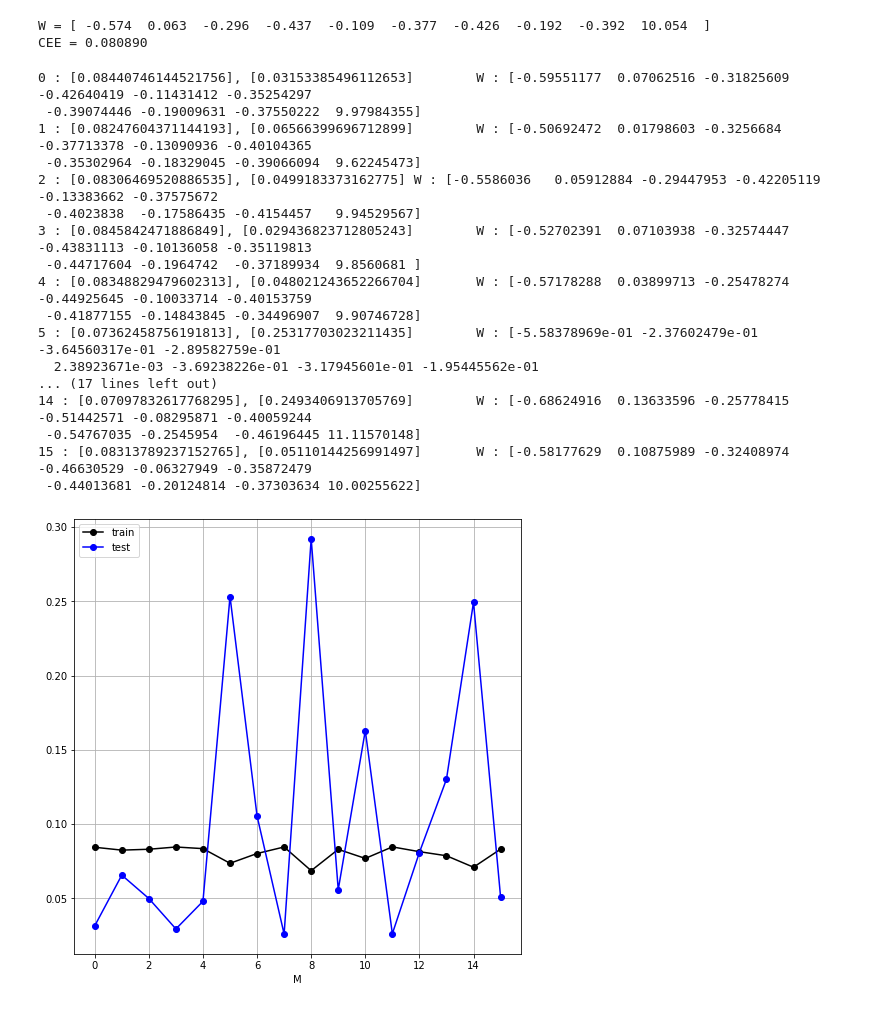
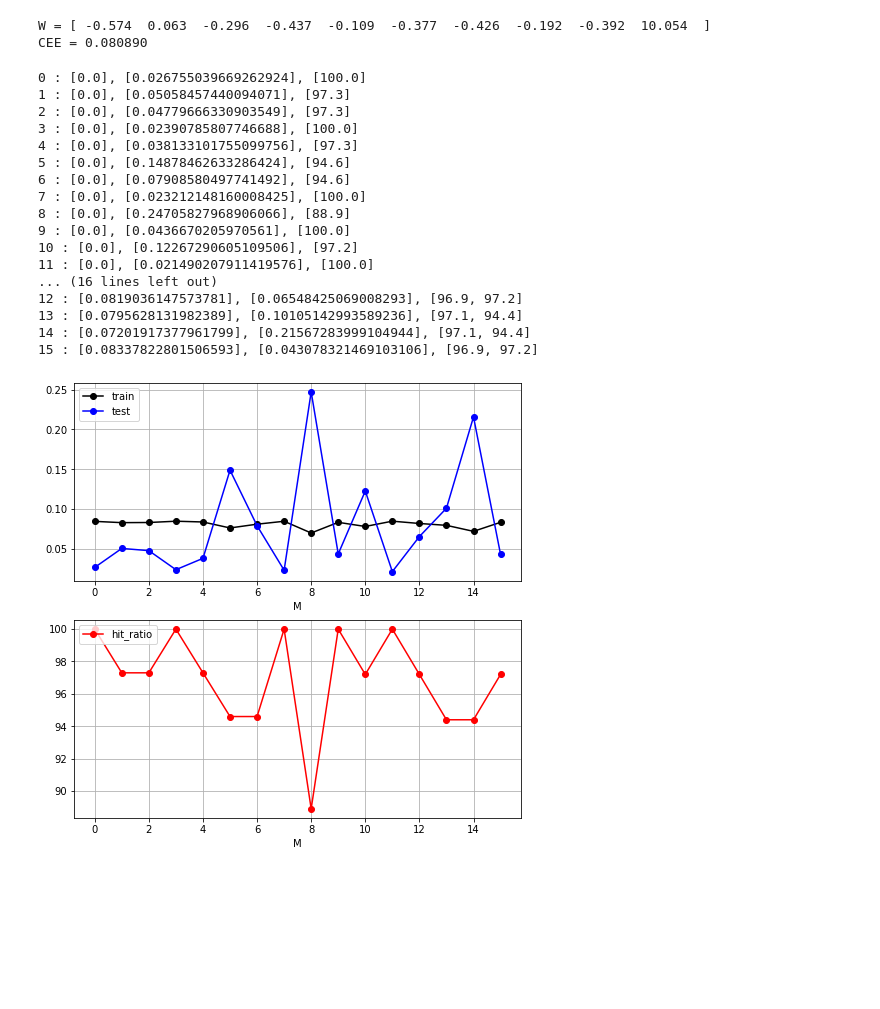
Before and after one commit to gk1whd2/Basic_Artificial_Intelligence, a Jupyter notebook: 분류_중간프로젝트.ipynb, the cells around one changed output. Drawn from its saved outputs; the diff is of its cells as text; code cells hidden in the pictures; blank space fills up the shorter version.

```diff
--- a/분류_중간프로젝트.ipynb
+++ b/분류_중간프로젝트.ipynb
@@ -138,48 +138,78 @@ def kfold_validation_func(w,x,t,k):
     mean_CEE_test = np.zeros(k)
     W_res = np.zeros(k*len(w))
     W_res = W_res.reshape(k,len(w))
-    W_init = w
+    wm = w
     for i in range(0,k):
         x_train = x[np.fmod(range(n),k) != i]
         t_train = t[np.fmod(range(n),k) != i]
         x_test = x[np.fmod(range(n),k) == i]
         t_test = t[np.fmod(range(n),k) == i]
 
-        wm = fit_logistic10(W_init,x_train,t_train)
-
+        #wm = fit_logistic10(W_init,x_train,t_train)
         mean_CEE_train[i] = cee_logistic10(wm,x_train,t_train)
         mean_CEE_test[i] = cee_logistic10(wm,x_test,t_test)
         W_res[i] = wm
-        print("{0} : [{1}], [{2}]\tW : {3}".format(i,mean_CEE_train[i],mean_CEE_test[i],wm))
+        train_hr = validate_model2(w,x_train,t_train)
+        test_hr = validate_model2(w,x_test,t_test)
+
+        print("{0} : [{1}], [{2}], [{3}, {4}]".format(i,mean_CEE_train[i],mean_CEE_test[i],train_hr,test_hr))
     return mean_CEE_train,mean_CEE_test, W_res
+
+def kfold_validation_func2(w,x,t,k):
+    n = x.shape[0]
+    mean_CEE_train = np.zeros(k)
+    mean_CEE_test = np.zeros(k)
+    test_hr = np.zeros(k)
+    W_res = np.zeros(k*len(w))
+    W_res = W_res.reshape(k,len(w))
+    wm = w
+    for i in range(0,k):
+        x_test = x[np.fmod(range(n),k) == i]
+        t_test = t[np.fmod(range(n),k) == i]
+        mean_CEE_test[i] = cee_logistic10(wm,x_test,t_test)
+        W_res[i] = wm
+        test_hr[i] = validate_model2(w,x_test,t_test)
+
+        print("{0} : [{1}], [{2}], [{3}]".format(i,mean_CEE_train[i],mean_CEE_test[i],test_hr[i]))
+    return mean_CEE_train,mean_CEE_test, W_res,test_hr
 # %%
 K = 16
-Cv_Gauss_train, Cv_Gauss_test, W_res=kfold_validation_func(W_init,X,T2,16)
+W_init = [-0.574, 0.063, -0.296, -0.437, -0.109, -0.377, -0.426, -0.192, -0.392, 10.054 ]
+Cv_Gauss_train, Cv_Gauss_test, W_resm, test_hr  = kfold_validation_func2(W_init,X,T2,16)
+Cv_Gauss_train, Cv_Gauss_test, W_resm  = kfold_validation_func(W_init,X,T2,16)
 
 plt.figure(figsize=(8,8))
 
+plt.subplot(2,1,1)
 plt.plot(range(K),Cv_Gauss_train,'k-o',label='train')
 plt.plot(range(K),Cv_Gauss_test,'b-o',label='test')
 plt.legend(loc='upper left')
 plt.grid(True)
 plt.xlabel('M')
+
+plt.subplot(2,1,2)
+plt.plot(range(K),test_hr,'r-o',label='hit_ratio')
+
+plt.legend(loc='upper left')
+plt.grid(True)
+plt.xlabel('M')
 plt.show()
 # %% [output]
-0 : [0.08440746144521756], [0.03153385496112653]        W : [-0.59551177  0.07062516 -0.31825609 -0.42640419 -0.11431412 -0.35254297
- -0.39074446 -0.19009631 -0.37550222  9.97984355]
-1 : [0.08247604371144193], [0.06566399696712899]        W : [-0.50692472  0.01798603 -0.3256684  -0.37713378 -0.13090936 -0.40104365
- -0.35302964 -0.18329045 -0.39066094  9.62245473]
-2 : [0.08306469520886535], [0.0499183373162775] W : [-0.5586036   0.05912884 -0.29447953 -0.42205119 -0.13383662 -0.37575672
- -0.4023838  -0.17586435 -0.4154457   9.94529567]
-3 : [0.0845842471886849], [0.029436823712805243]        W : [-0.52702391  0.07103938 -0.32574447 -0.43831113 -0.10136058 -0.35119813
- -0.44717604 -0.1964742  -0.37189934  9.8560681 ]
-4 : [0.08348829479602313], [0.048021243652266704]       W : [-0.57178288  0.03899713 -0.25478274 -0.44925645 -0.10033714 -0.40153759
- -0.41877155 -0.14843845 -0.34496907  9.90746728]
-5 : [0.07362458756191813], [0.25317703023211435]        W : [-5.58378969e-01 -2.37602479e-01 -3.64560317e-01 -2.89582759e-01
-  2.38923671e-03 -3.69238226e-01 -3.17945601e-01 -1.95445562e-01
-... (17 lines left out)
-14 : [0.07097832617768295], [0.2493406913705769]        W : [-0.68624916  0.13633596 -0.25778415 -0.51442571 -0.08295871 -0.40059244
- -0.54767035 -0.2545954  -0.46196445 11.11570148]
-15 : [0.08313789237152765], [0.05110144256991497]       W : [-0.58177629  0.10875989 -0.32408974 -0.46630529 -0.06327949 -0.35872479
- -0.44013681 -0.20124814 -0.37303634 10.00255622]
+0 : [0.0], [0.026755039669262924], [100.0]
+1 : [0.0], [0.05058457440094071], [97.3]
+2 : [0.0], [0.04779666330903549], [97.3]
+3 : [0.0], [0.02390785807746688], [100.0]
+4 : [0.0], [0.038133101755099756], [97.3]
+5 : [0.0], [0.14878462633286424], [94.6]
+6 : [0.0], [0.07908580497741492], [94.6]
+7 : [0.0], [0.023212148160008425], [100.0]
+8 : [0.0], [0.24705827968906066], [88.9]
+9 : [0.0], [0.0436670205970561], [100.0]
+10 : [0.0], [0.12267290605109506], [97.2]
+11 : [0.0], [0.021490207911419576], [100.0]
+... (16 lines left out)
+12 : [0.0819036147573781], [0.06548425069008293], [96.9, 97.2]
+13 : [0.0795628131982389], [0.10105142993589236], [97.1, 94.4]
+14 : [0.07201917377961799], [0.21567283999104944], [97.1, 94.4]
+15 : [0.08337822801506593], [0.043078321469103106], [96.9, 97.2]
-[figure, old version]
+[figure, new version]
```
Also changed, not shown: parts of 3 cells of this notebook, 1 other file.
